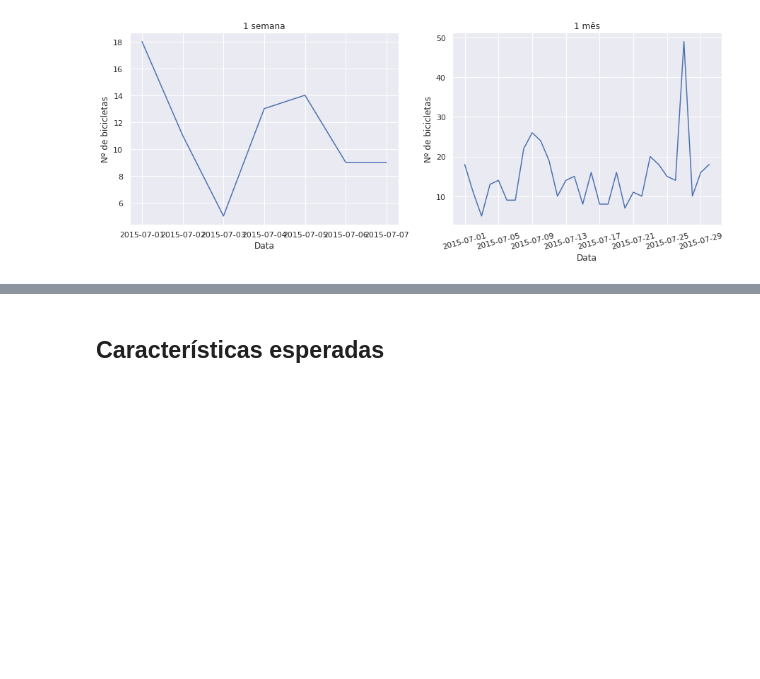
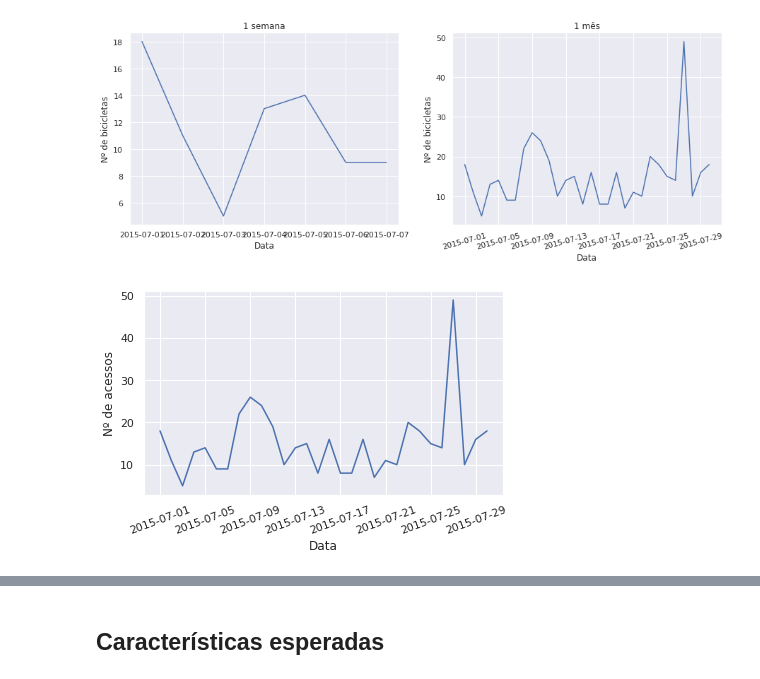
Before and after one commit to ifribeiro/minicurso_webmedia22, a Jupyter notebook: gans_wikipedia.ipynb, the cells around one changed output, grey strips where cells are left out. Saved outputs shown, nothing was run; the diff lists cells and outputs as text; code cells hidden in the pictures; blank space fills up the shorter version.

```diff
--- a/gans_wikipedia.ipynb
+++ b/gans_wikipedia.ipynb
@@ -92,3 +88,15 @@ ax[1].set_title("1 mês");
 plt.xticks(rotation=15);
 # %% [output]
 [figure]
+# %%
+fig, ax = plt.subplots(figsize=(6,4))
+ax.plot(lista_datas[:30], dataset['cnt'].iloc[:30])
+ax.set_xlabel("Data")
+ax.set_ylabel("Nº de acessos")
+# ax[0].set_title("1 mês de bicicletas alugadas");
+plt.xticks(rotation=20);
+plt.tight_layout()
+plt.savefig("imagens/analises/web_1mes.eps")
+plt.show()
+# %% [output]
+[figure, added]
```
Also changed, not shown: parts of 4 cells of this notebook.
